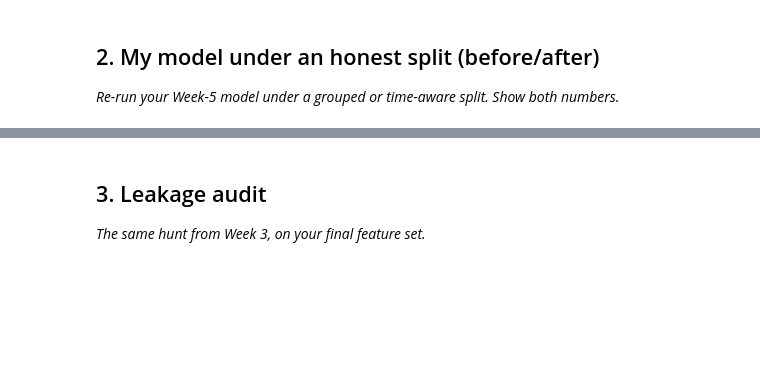
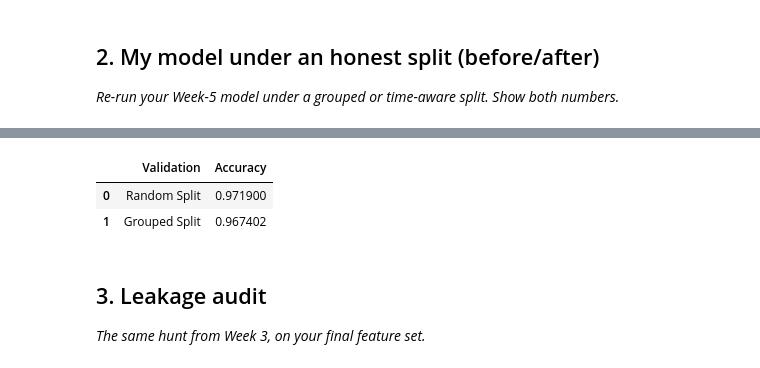
Before and after one commit to MUKUL-TIWARI/flyrank-ml-internship, a Jupyter notebook: work/notebooks/w06_validation_audit.ipynb, the cells around one changed output, grey strips where cells are left out. Cells and saved outputs as stored; diff of their text form; code cells hidden in the pictures; blank space fills up the shorter version.

```diff
--- a/work/notebooks/w06_validation_audit.ipynb
+++ b/work/notebooks/w06_validation_audit.ipynb
@@ -23,3 +94,70 @@ This skeleton is yours to fill. Work the sections **in order** — each one has
+# %%
+X=df[[
+"gsc_impressions",
+"gsc_clicks",
+"gsc_avg_position"
+]]
+
+y=df["label"]
+
+groups=df["client_hash_id"]
+
+# Random split
+X_train,X_test,y_train,y_test=train_test_split(
+X,
+y,
+test_size=0.2,
+random_state=42,
+stratify=y
+)
+
+rf=RandomForestClassifier(
+n_estimators=200,
+random_state=42,
+n_jobs=-1
+)
+
+rf.fit(X_train,y_train)
+
+random_accuracy=accuracy_score(
+y_test,
+rf.predict(X_test)
+)
+
+# Group split
+gss=GroupShuffleSplit(
+n_splits=1,
+test_size=0.2,
+random_state=42
+)
+
+train_idx,test_idx=next(
+gss.split(X,y,groups)
+)
+
+rf.fit(X.iloc[train_idx],y.iloc[train_idx])
+
+group_accuracy=accuracy_score(
+y.iloc[test_idx],
+rf.predict(X.iloc[test_idx])
+)
+
+comparison=pd.DataFrame({
+"Validation":[
+"Random Split",
+"Grouped Split"
+],
+"Accuracy":[
+random_accuracy,
+group_accuracy
+]
+})
+
+comparison
+# %% [output]
+|  | Validation | Accuracy |
+| 0 | Random Split | 0.971900 |
+| 1 | Grouped Split | 0.967402 |
 # %% [markdown]
 ## 3. Leakage audit
 
```
Also changed, not shown: parts of 13 cells of this notebook.
